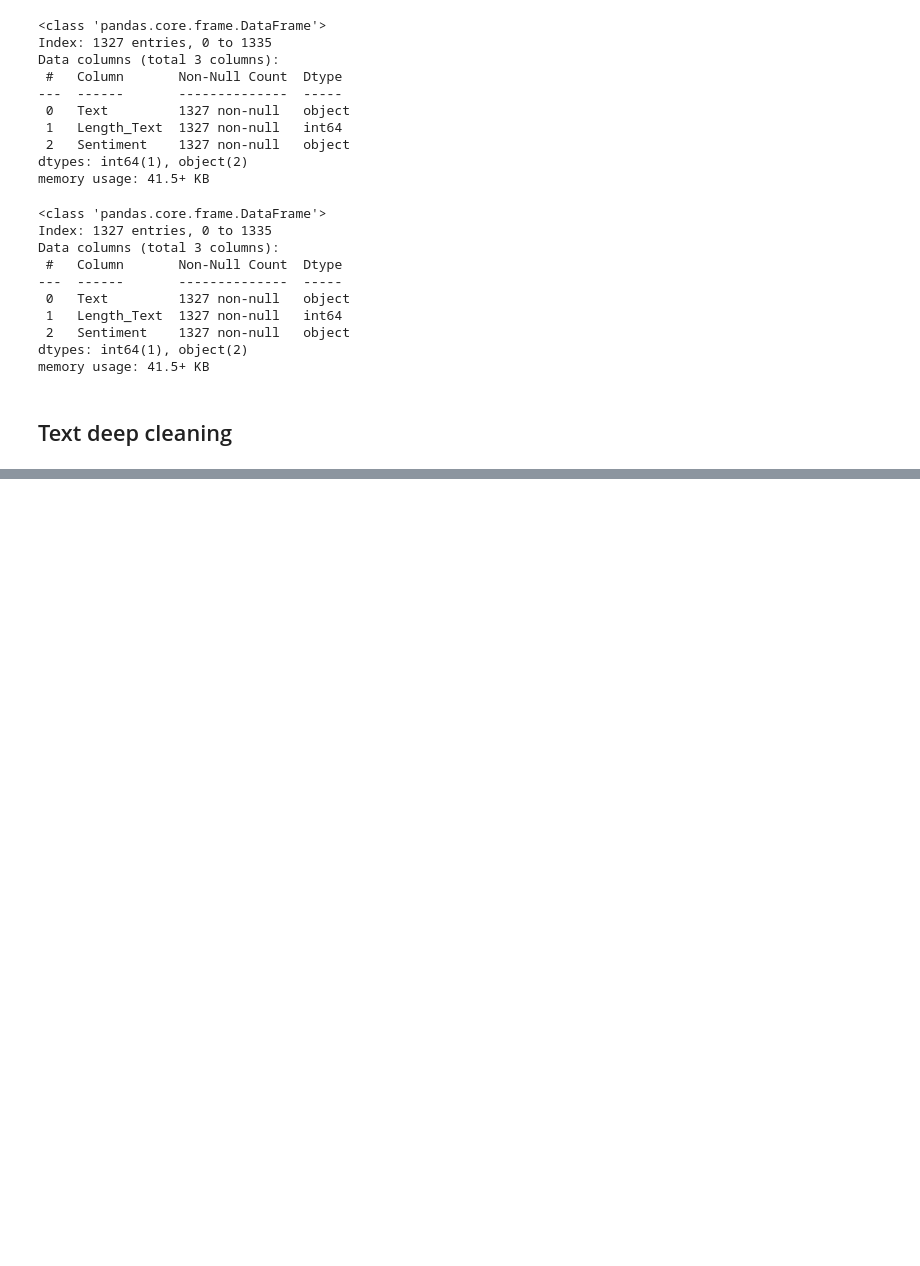
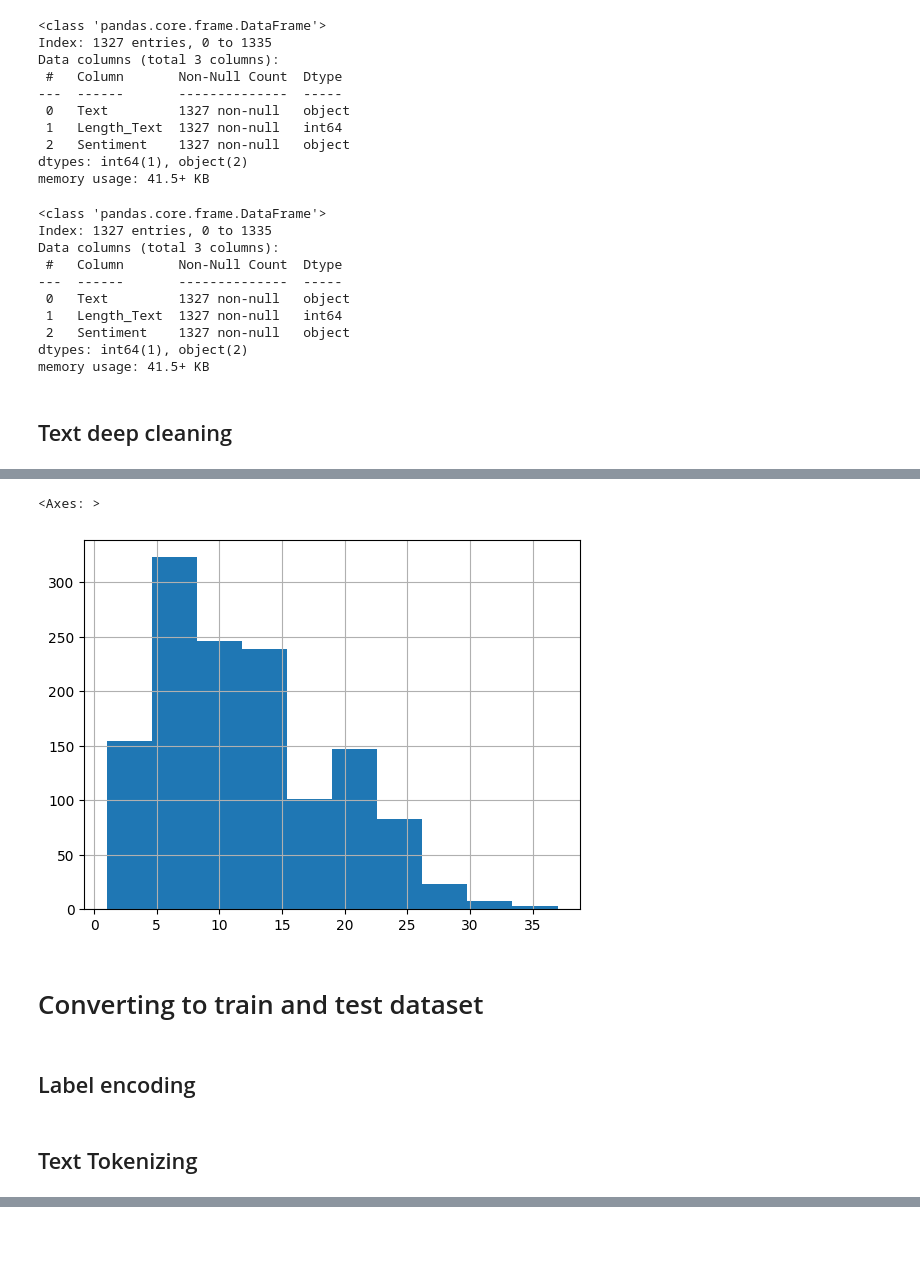
Before and after one commit to Hadoroo/ProjekAkhirNLP, a Jupyter notebook: ProjekAkhirNLP.ipynb, the cells around one changed output, grey strips where cells are left out. Cells and saved outputs as stored; diff of their text form; code cells hidden in the pictures; blank space fills up the shorter version.

```diff
--- a/ProjekAkhirNLP.ipynb
+++ b/ProjekAkhirNLP.ipynb
@@ -250,0 +263,7 @@ train.head()
+# %%
+train['Length_Text'].hist()
+# %% [output]
+<Axes: >
+[figure, added]
+# %% [markdown]
+# Converting to train and test dataset
@@ -250,0 +272,2 @@ train.head()
+# %% [markdown]
+## Label encoding
@@ -250,0 +278,2 @@ train.head()
+# %% [markdown]
+## Text Tokenizing
```
Also changed, not shown: parts of 30 cells of this notebook.
